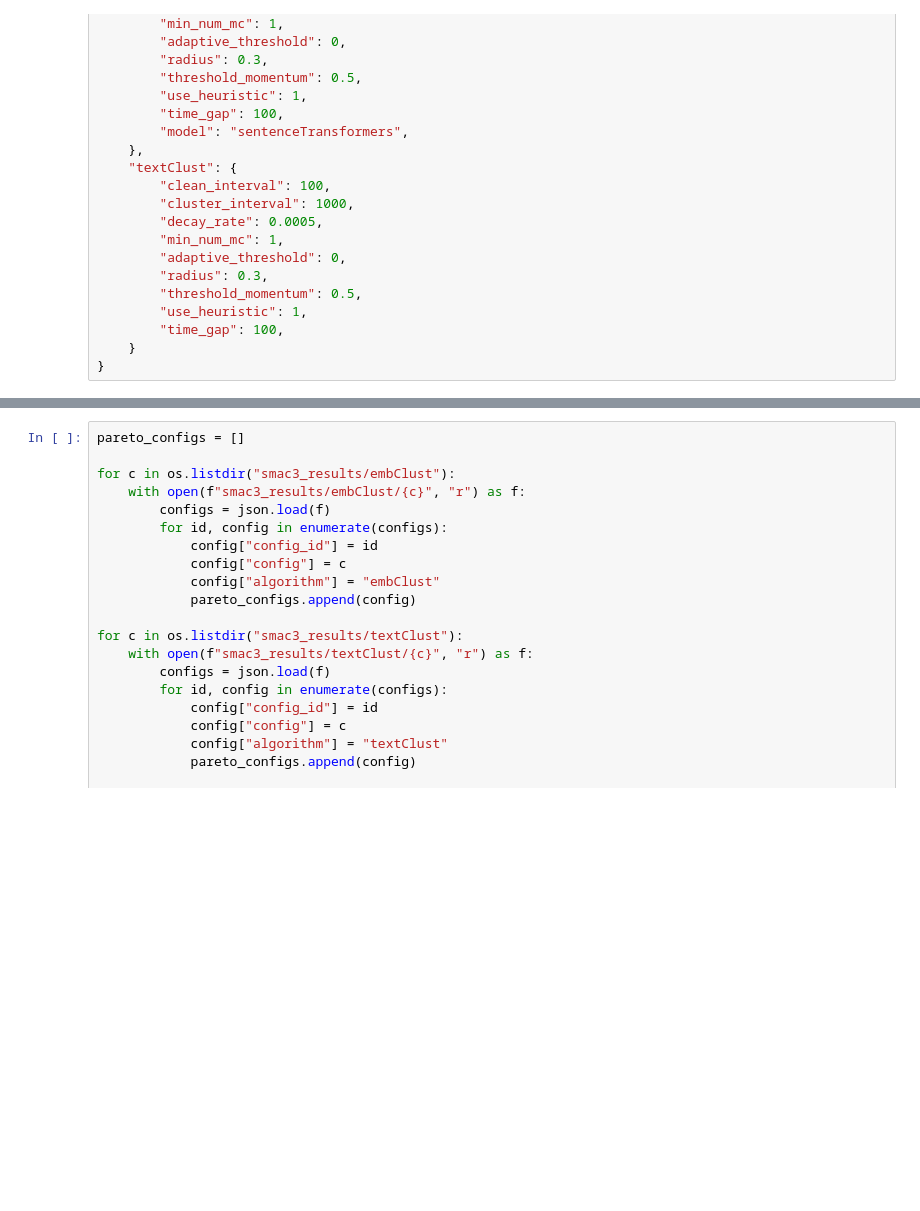
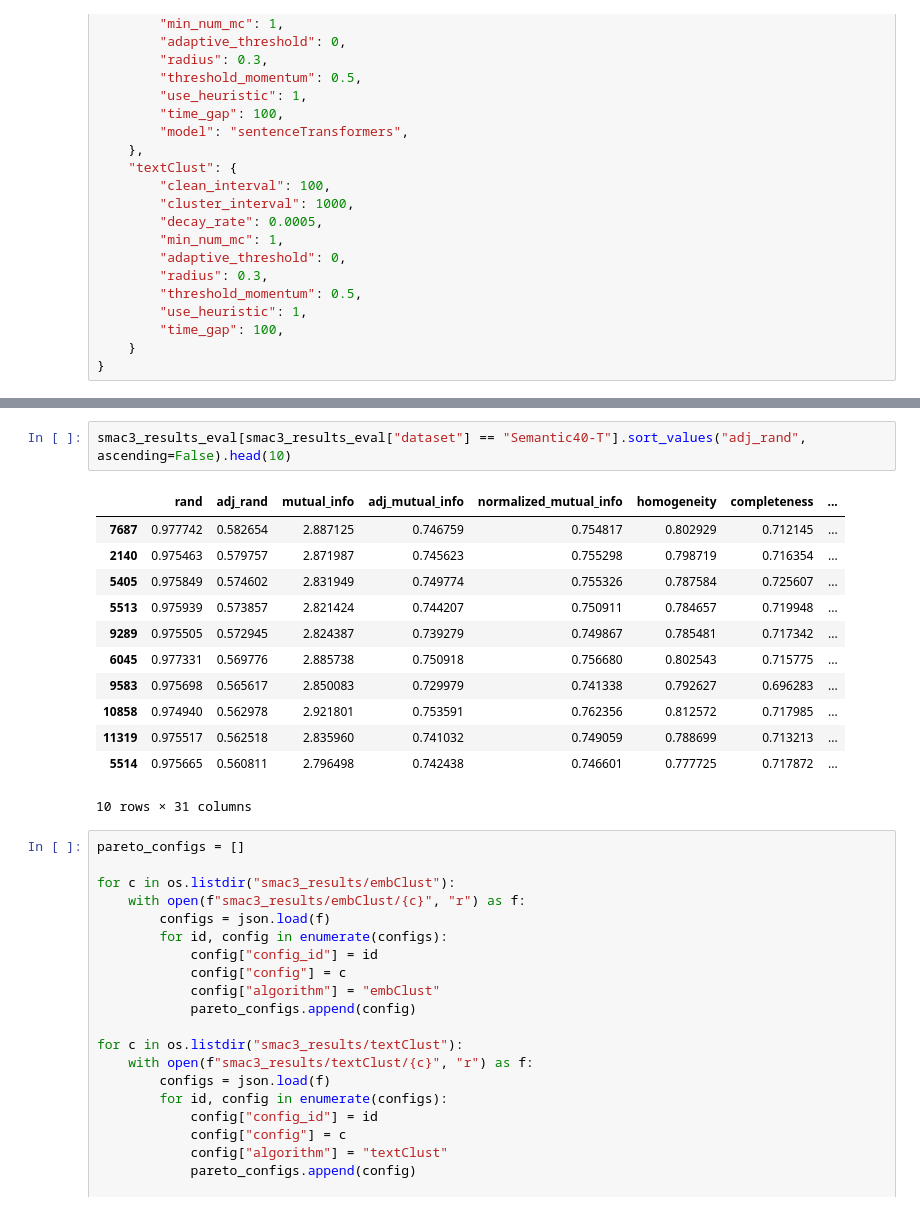
Before and after one commit to lea11100/textClust, a Jupyter notebook: experiments/smac/eval2.ipynb, the cells around one changed output, grey strips where cells are left out. Saved outputs shown, nothing was run; the diff lists cells and outputs as text; blank space fills up the shorter version.

Commit message:
Added social ed datasets + wrapper

```diff
--- a/experiments/smac/eval2.ipynb
+++ b/experiments/smac/eval2.ipynb
@@ -65,3 +66,18 @@ smac3_results_eval.head()
+# %%
+smac3_results_eval[smac3_results_eval["dataset"] == "Semantic40-T"].sort_values("adj_rand", ascending=False).head(10)
+# %% [output]
+|  | rand | adj_rand | mutual_info | adj_mutual_info | normalized_mutual_info | homogeneity | completeness | ... |
+| 7687 | 0.977742 | 0.582654 | 2.887125 | 0.746759 | 0.754817 | 0.802929 | 0.712145 | ... |
+| 2140 | 0.975463 | 0.579757 | 2.871987 | 0.745623 | 0.755298 | 0.798719 | 0.716354 | ... |
+| 5405 | 0.975849 | 0.574602 | 2.831949 | 0.749774 | 0.755326 | 0.787584 | 0.725607 | ... |
+| 5513 | 0.975939 | 0.573857 | 2.821424 | 0.744207 | 0.750911 | 0.784657 | 0.719948 | ... |
+| 9289 | 0.975505 | 0.572945 | 2.824387 | 0.739279 | 0.749867 | 0.785481 | 0.717342 | ... |
+| 6045 | 0.977331 | 0.569776 | 2.885738 | 0.750918 | 0.756680 | 0.802543 | 0.715775 | ... |
+| 9583 | 0.975698 | 0.565617 | 2.850083 | 0.729979 | 0.741338 | 0.792627 | 0.696283 | ... |
+| 10858 | 0.974940 | 0.562978 | 2.921801 | 0.753591 | 0.762356 | 0.812572 | 0.717985 | ... |
+| 11319 | 0.975517 | 0.562518 | 2.835960 | 0.741032 | 0.749059 | 0.788699 | 0.713213 | ... |
+| 5514 | 0.975665 | 0.560811 | 2.796498 | 0.742438 | 0.746601 | 0.777725 | 0.717872 | ... |
+10 rows × 31 columns
 # %%
 pareto_configs = []
 
```
Also changed, not shown: parts of 1 cell of this notebook, 17 other files.
